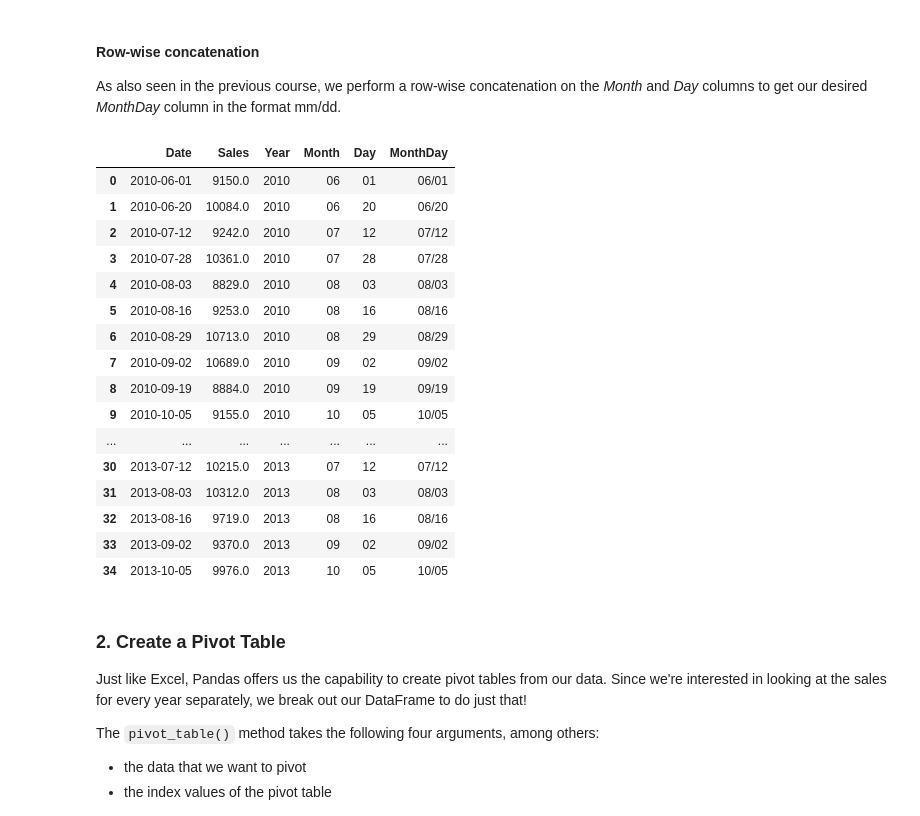
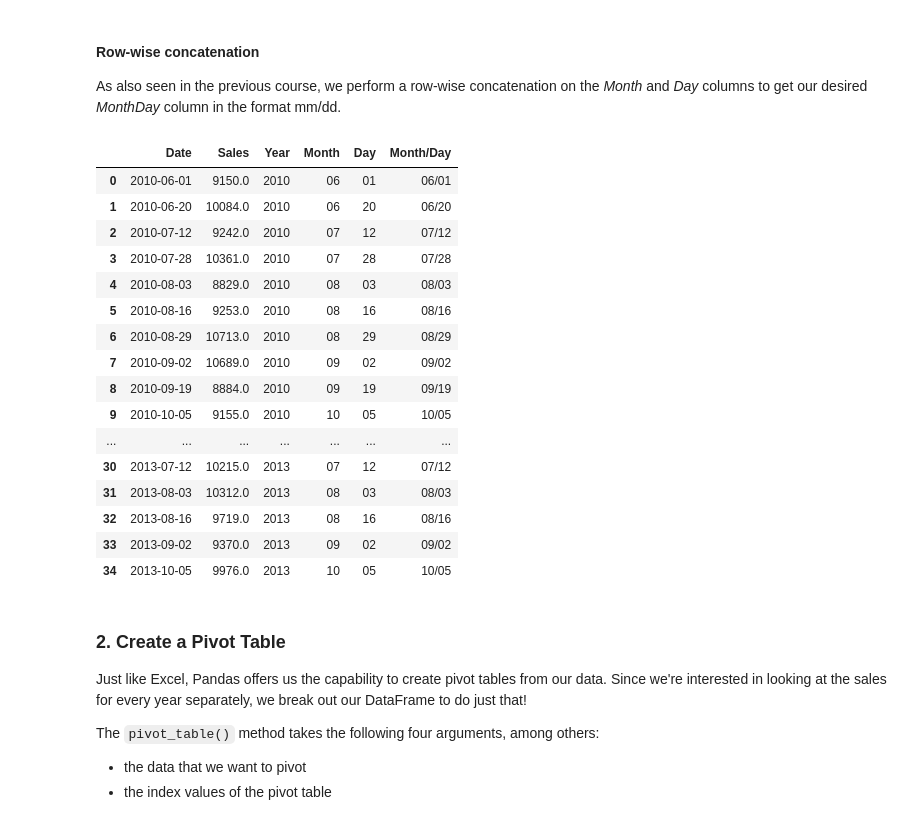
Before and after one commit to IshanaRaina/pandas-labs, a Jupyter notebook: adult_pandas.ipynb, the cells around one changed output. Drawn from its saved outputs; the diff is of its cells as text; code cells hidden in the pictures.

```diff
--- a/adult_pandas.ipynb
+++ b/adult_pandas.ipynb
@@ -74,10 +79,10 @@ df['Day'] = df['Date'].dt.strftime('%d')
 
 As also seen in the previous course, we perform a row-wise concatenation on the _Month_ and _Day_ columns to get our desired _MonthDay_ column in the format mm/dd.
 # %%
-df['MonthDay'] = df['Month'] + '/' + df['Day']
+df['Month/Day'] = df['Month'] + '/' + df['Day']
 df
 # %% [output]
-|  | Date | Sales | Year | Month | Day | MonthDay |
+|  | Date | Sales | Year | Month | Day | Month/Day |
 | 0 | 2010-06-01 | 9150.0 | 2010 | 06 | 01 | 06/01 |
 | 1 | 2010-06-20 | 10084.0 | 2010 | 06 | 20 | 06/20 |
 | 2 | 2010-07-12 | 9242.0 | 2010 | 07 | 12 | 07/12 |
```
Also changed, not shown: parts of 7 cells of this notebook.
